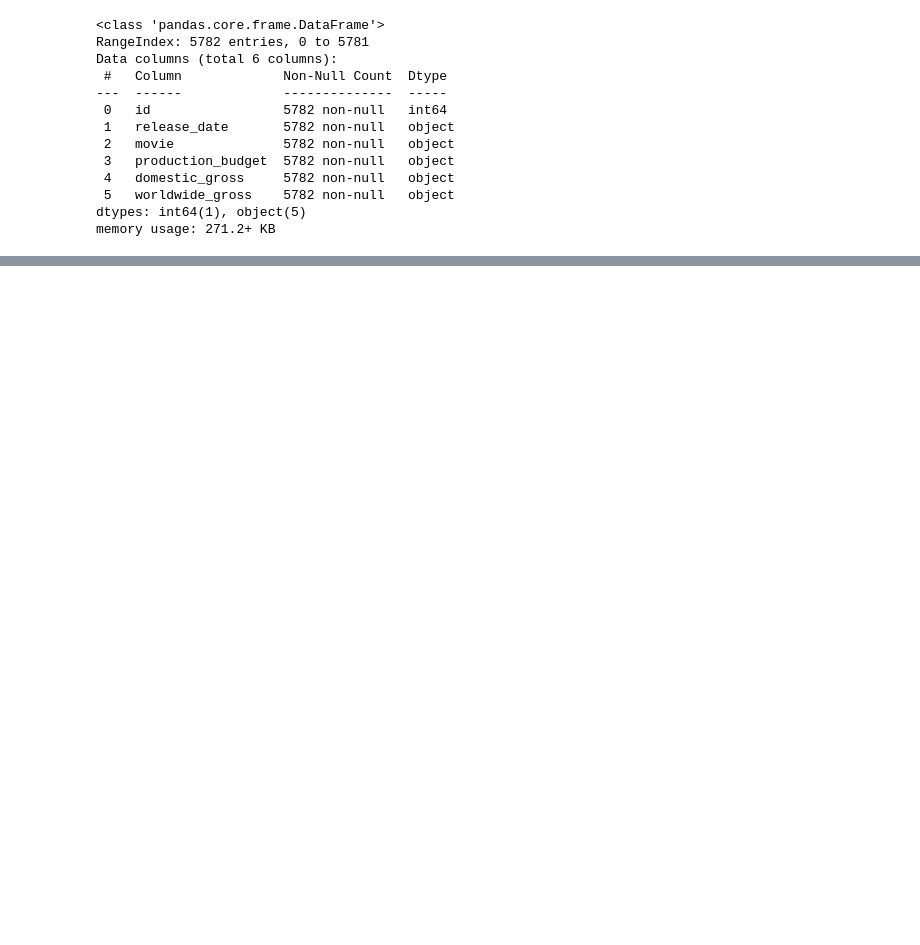
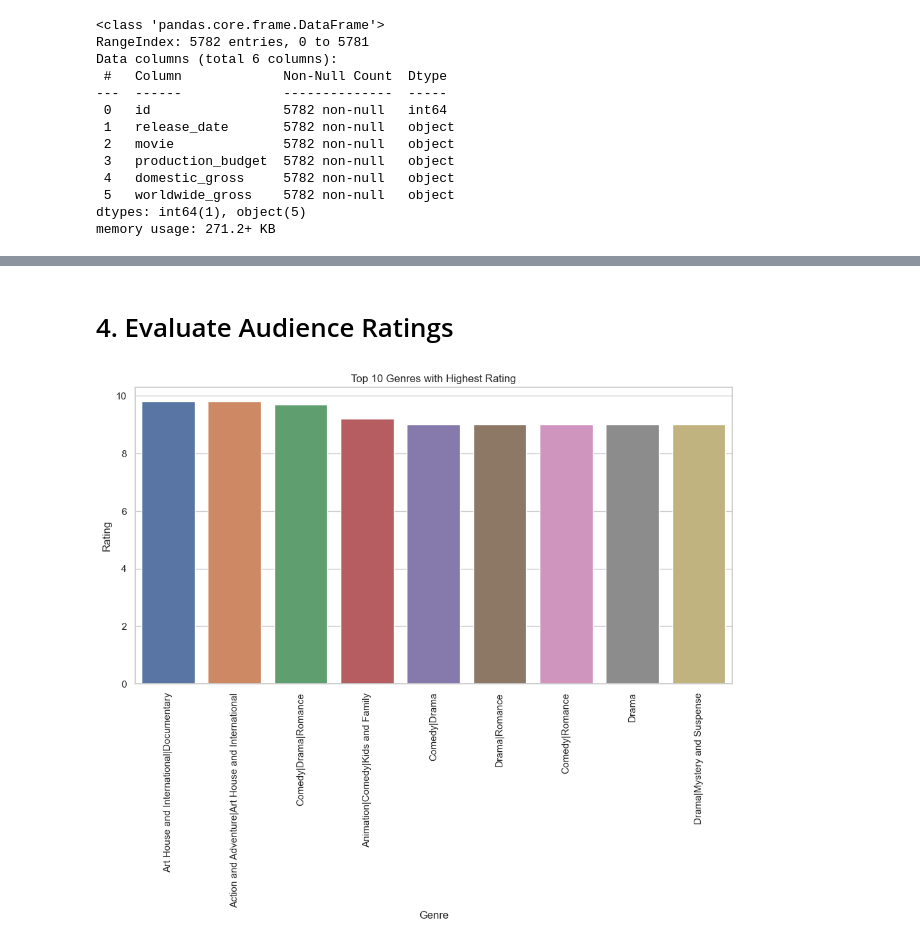
Before and after one commit to sogodongo/Phase-1-Project, a Jupyter notebook: Phase-1-Project.ipynb, the cells around one changed output, grey strips where cells are left out. Cells and saved outputs as stored; diff of their text form; code cells hidden in the pictures; blank space fills up the shorter version.

```diff
--- a/Phase-1-Project.ipynb
+++ b/Phase-1-Project.ipynb
@@ -216,0 +380,3 @@ merged_data.head()
+# %%
+merged_data_r = merged_data_r.drop(["synopsis", "rating_x", "dvd_date", "currency", "box_office", "fresh", "critic", "top_critic", "publisher", "date","director","writer"], axis=1)
+merged_data_r.head()
@@ -216,0 +407,23 @@ merged_data.head()
+# %%
+# Dropping rows with no genre values
+merged_data_r.dropna(subset=['genre'], inplace=True)
+
+# Dropping the rows with NaN values in the "runtime" column
+merged_data_r.dropna(subset=['runtime'], inplace=True)
+
+# Converting the "runtime" column to numeric if it contains numeric values
+merged_data_r['runtime'] = pd.to_numeric(merged_data_r['runtime'], errors='coerce')
+
+# Dropping rows with null studio values
+merged_data_r.dropna(subset=['studio'], inplace=True)
+
+# Converting the 'rating_y' column to numeric if it contains numeric values
+merged_data_r['rating_y'] = pd.to_numeric(merged_data_r['rating_y'], errors='coerce')
+
+# Calculating the average rating
+average_rating = merged_data_r['rating_y'].mean()
+
+# Replacing missing values in 'rating_y' column with the average rating
+merged_data_r['rating_y'].fillna(average_rating, inplace=True)
+
+merged_data_r.head()
@@ -217 +437,4 @@ merged_data.head()
+# %%
+# Converting theater_date column to datetime
+merged_data_r['theater_date'] = pd.to_datetime(merged_data_r['theater_date'])
 # %% [markdown]
@@ -416,0 +631,18 @@ plt.show()
+# %% [markdown]
+ # 4. Evaluate Audience Ratings
+# %%
+# Analyze the distribution of movie genres
+
+
+# Sort the DataFrame by rating_y in descending order
+top_10_genres = merged_data_r.sort_values(by='rating_y', ascending=False).head(10)
+
+plt.figure(figsize=(12, 6))
+sns.barplot(x='genre', y='rating_y', data=top_10_genres)
+plt.xticks(rotation=90)
+plt.xlabel('Genre')
+plt.ylabel('Rating')
+plt.title('Top 10 Genres with Highest Rating')
+plt.show()
+# %% [output]
+[figure, added]
```
Also changed, not shown: parts of 84 cells of this notebook, 11 other files.
